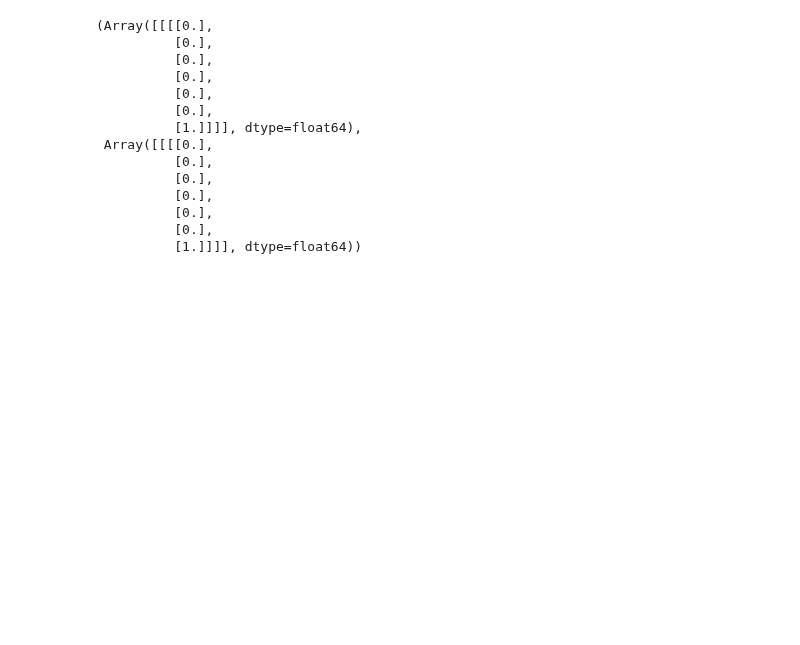
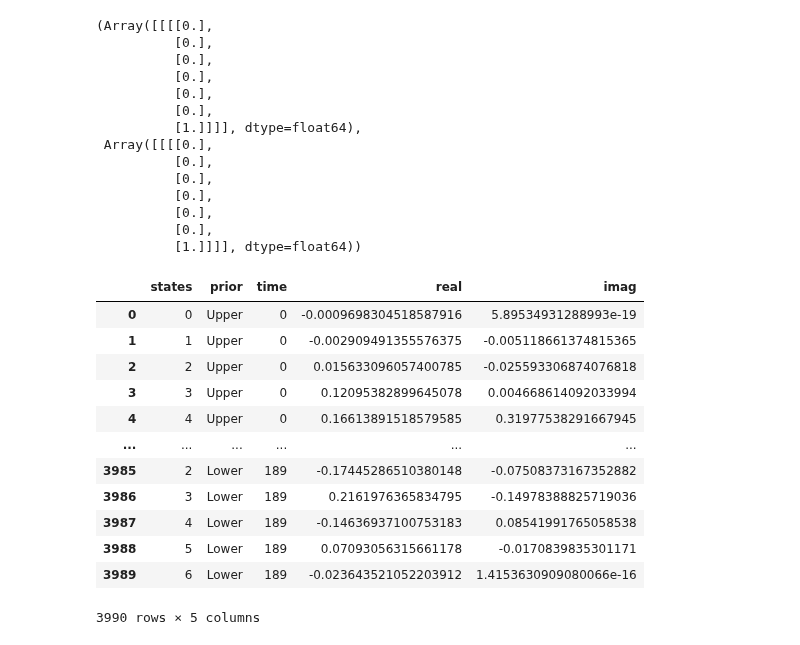
Before and after one commit to rkmalaiya/stochastic_cognitive_dynamics, a Jupyter notebook: poc/Diffusion_vs_Quantum.ipynb, the cells around one changed output. Saved outputs shown, nothing was run; the diff lists cells and outputs as text; code cells hidden in the pictures; blank space fills up the shorter version.

```diff
--- a/poc/Diffusion_vs_Quantum.ipynb
+++ b/poc/Diffusion_vs_Quantum.ipynb
@@ -66,0 +75,20 @@ for prior_type in ["Upper", "Uniform", "Lower"]:
+# %%
+df_quantum_3d = df_quantum_r.melt(id_vars = "prior", ignore_index=False, var_name="time", value_name="real").reset_index(names="states").merge(
+df_quantum_c.melt(id_vars = "prior", ignore_index=False, var_name="time", value_name="imag").reset_index(names="states"),
+on=["states", "time", "prior"]
+)
+df_quantum_3d
+# %% [output]
+|  | states | prior | time | real | imag |
+| 0 | 0 | Upper | 0 | -0.0009698304518587916 | 5.89534931288993e-19 |
+| 1 | 1 | Upper | 0 | -0.002909491355576375 | -0.005118661374815365 |
+| 2 | 2 | Upper | 0 | 0.015633096057400785 | -0.025593306874076818 |
+| 3 | 3 | Upper | 0 | 0.12095382899645078 | 0.004668614092033994 |
+| 4 | 4 | Upper | 0 | 0.16613891518579585 | 0.31977538291667945 |
+| ... | ... | ... | ... | ... | ... |
+| 3985 | 2 | Lower | 189 | -0.17445286510380148 | -0.07508373167352882 |
+| 3986 | 3 | Lower | 189 | 0.2161976365834795 | -0.14978388825719036 |
+| 3987 | 4 | Lower | 189 | -0.14636937100753183 | 0.08541991765058538 |
+| 3988 | 5 | Lower | 189 | 0.07093056315661178 | -0.0170839835301171 |
+| 3989 | 6 | Lower | 189 | -0.023643521052203912 | 1.4153630909080066e-16 |
+3990 rows × 5 columns
```
Also changed, not shown: parts of 20 cells of this notebook.
